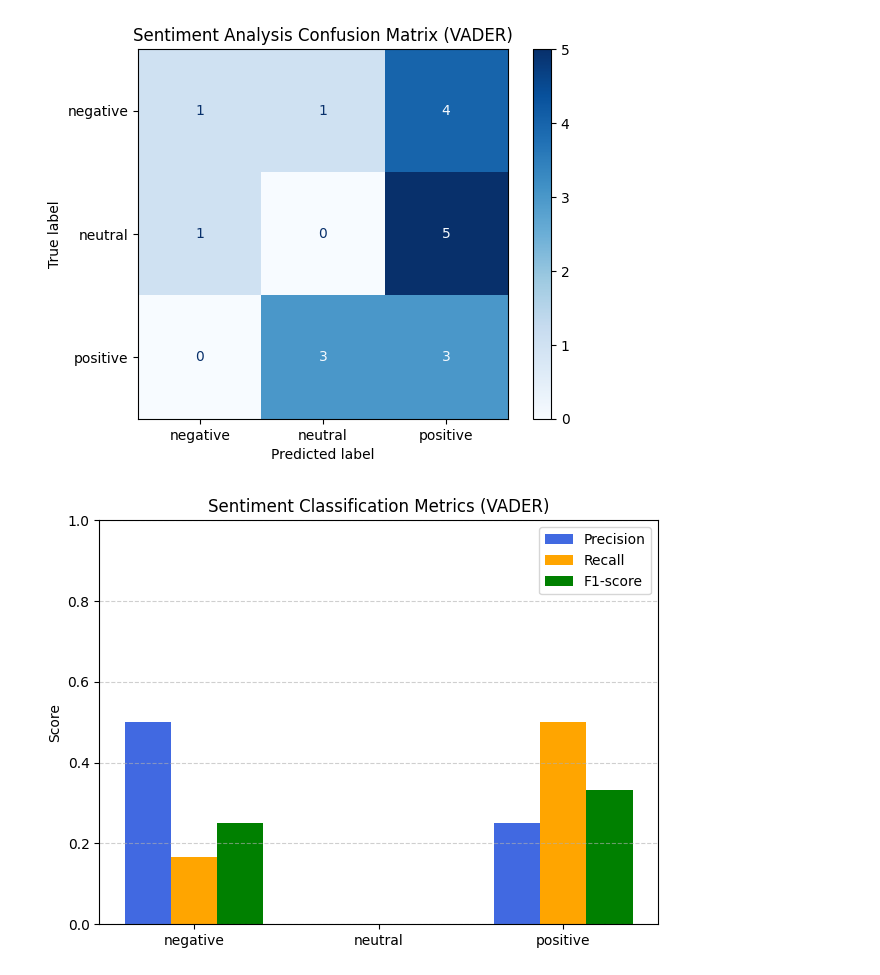
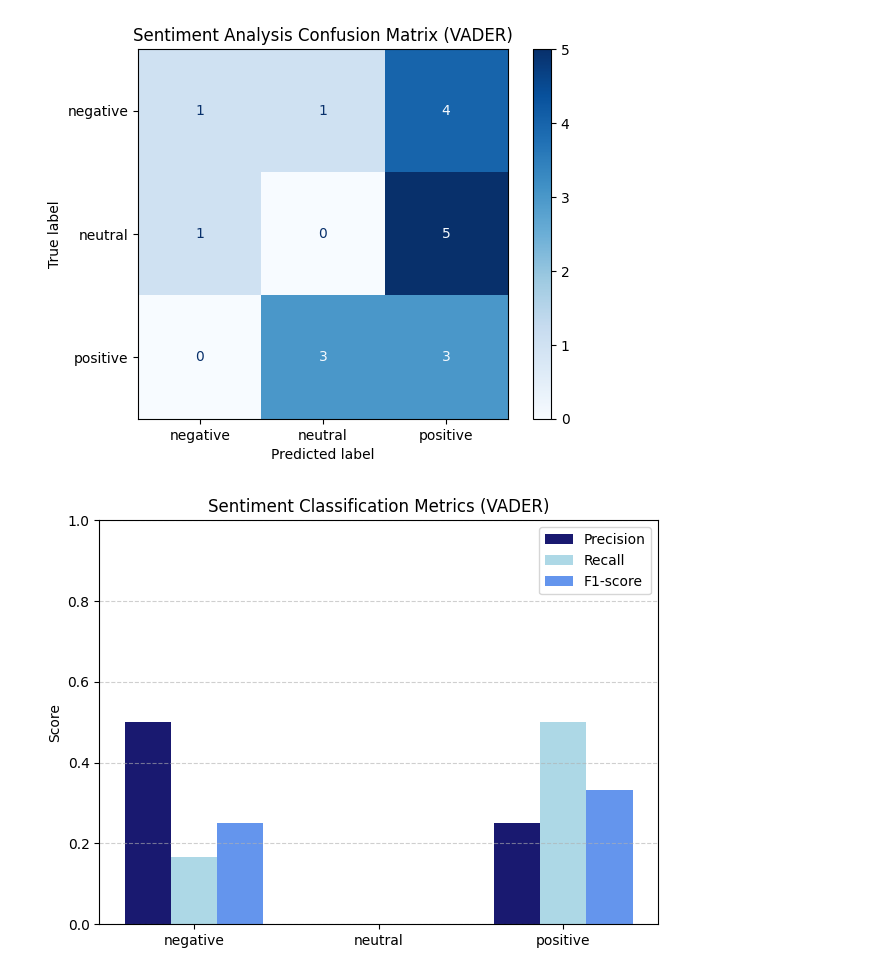
Before and after one commit to sybemelsert/Text_Mining_poster, a Jupyter notebook: Vader_sentiment_ana.ipynb, the cells around one changed output. Cells and saved outputs as stored; diff of their text form; code cells hidden in the pictures.

```diff
--- a/Vader_sentiment_ana.ipynb
+++ b/Vader_sentiment_ana.ipynb
@@ -71,34 +71,35 @@ import matplotlib.pyplot as plt
 import numpy as np
 from sklearn.metrics import classification_report
 
 # Generate the classification report as a dictionary
 report = classification_report(df["sentiment"], df["predicted_sentiment"], output_dict=True)
 
 # Select only actual class labels (not 'accuracy' or 'avg')
 labels = [label for label in report if label not in ['accuracy', 'macro avg', 'weighted avg']]
 
 # Extract precision, recall, f1 for each label
 precision = [report[label]['precision'] for label in labels]
 recall = [report[label]['recall'] for label in labels]
 f1 = [report[label]['f1-score'] for label in labels]
 
 # X-axis positions
 x = np.arange(len(labels))
 width = 0.25  # width of each bar
 
 # Plot
-plt.bar(x - width, precision, width, label='Precision', color='royalblue')
-plt.bar(x, recall, width, label='Recall', color='orange')
-plt.bar(x + width, f1, width, label='F1-score', color='green')
+plt.bar(x - width, precision, width, label='Precision', color='midnightblue')
+plt.bar(x, recall, width, label='Recall', color='lightblue')
+plt.bar(x + width, f1, width, label='F1-score', color='cornflowerblue')
+
 
 # Add labels and legend
 plt.xticks(x, labels)
 plt.ylim(0, 1)
 plt.ylabel("Score")
 plt.title("Sentiment Classification Metrics (VADER)")
 plt.legend()
 plt.grid(axis='y', linestyle='--', alpha=0.6)
 plt.tight_layout()
 plt.show()
 # %% [output]
-[figure, old version]
+[figure, new version]
```
Also changed, not shown: 2 other files.
